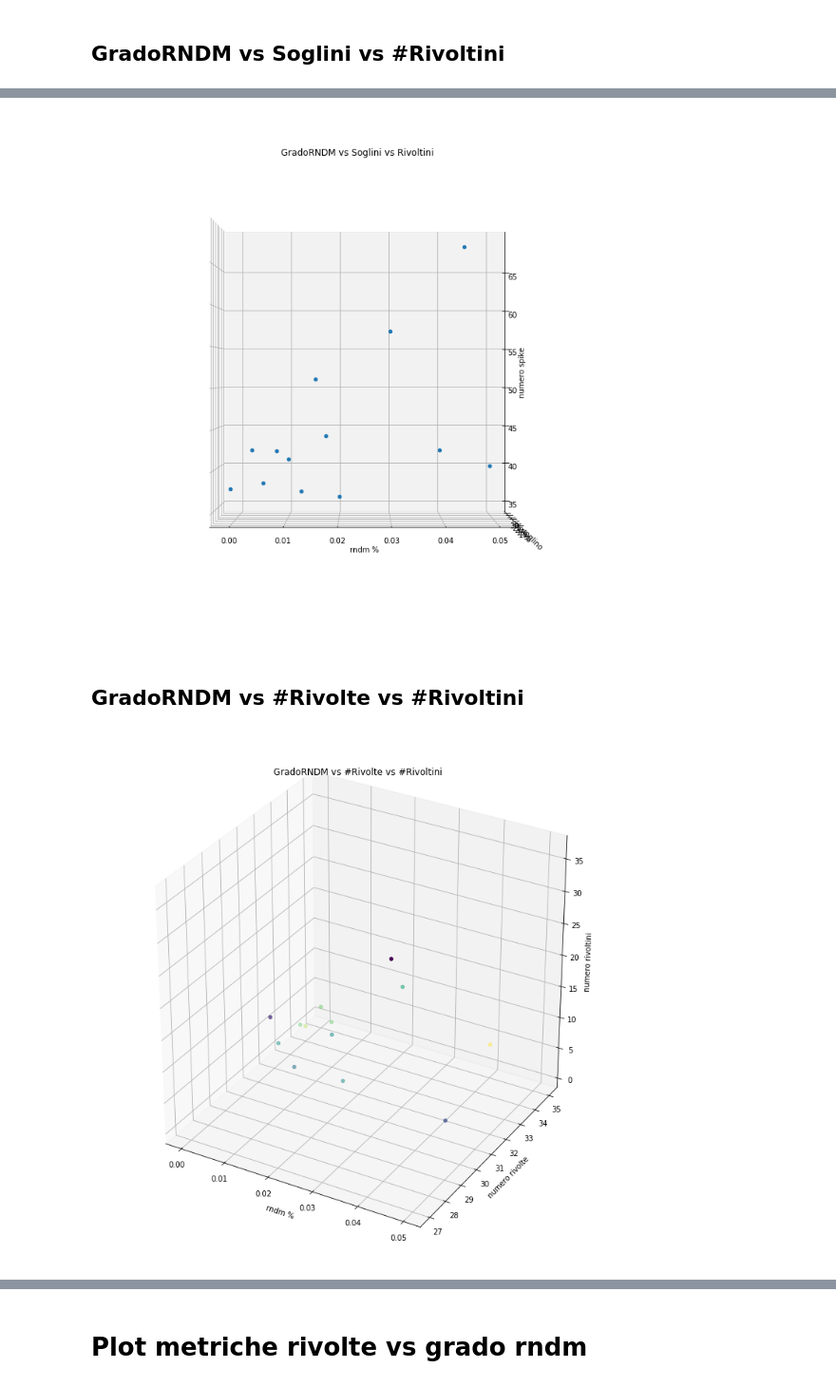
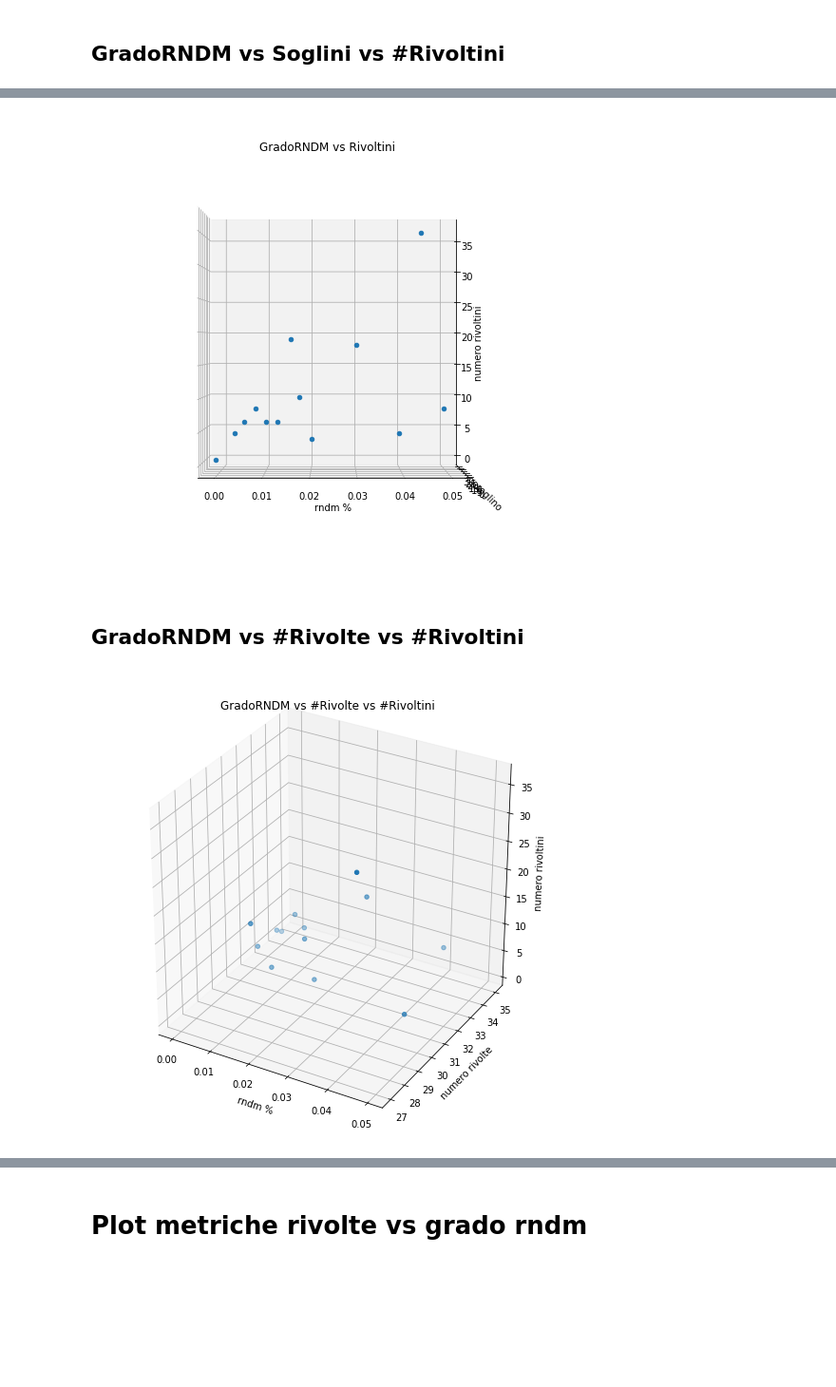
Before and after one commit to jackdeandrea/Econofisica, a Jupyter notebook: 00-correlazione_metriche_randomicita.ipynb, the cells around one changed output, grey strips where cells are left out. Shown at 95% size. Drawn from its saved outputs; the diff is of its cells as text; code cells hidden in the pictures; blank space fills up the shorter version.

```diff
--- a/00-correlazione_metriche_randomicita.ipynb
+++ b/00-correlazione_metriche_randomicita.ipynb
@@ -196,36 +207,38 @@ plt.show()
 import matplotlib.pyplot as plt
 from mpl_toolkits.mplot3d import Axes3D
 
-fig = plt.figure(figsize=(10,10))
+fig = plt.figure(figsize=(7,7))
 ax = fig.add_subplot(111, projection='3d')
-ax.scatter(file[file.columns[0]], file[file.columns[3]], file[file.columns[-2]], depthshade=False)
+ax.scatter(file[file.columns[0]], file[file.columns[3]], file[file.columns[-3]], depthshade=False)
 ax.set_xlabel(file.columns[0])
 ax.set_ylabel(file.columns[3])
-ax.set_zlabel(file.columns[-2])
-ax.set_title('GradoRNDM vs Soglini vs Rivoltini')
+ax.set_zlabel(file.columns[-3])
+ax.set_title('GradoRNDM vs Rivoltini')
 #ax.set_ybound(0,170)
 #ax.set_zbound(0,36)
 ax.view_init(0, 270)
 plt.tight_layout()
 plt.show()
 # %% [output]
-[figure, old version]
+[figure, new version]
 # %% [markdown]
 ## GradoRNDM vs #Rivolte vs #Rivoltini
 # %%
 import matplotlib.pyplot as plt
 from mpl_toolkits.mplot3d import Axes3D
 
-fig = plt.figure(figsize=(10,10))
+fig = plt.figure(figsize=(7,7))
 ax = fig.add_subplot(111, projection='3d')
-ax.scatter(file[file.columns[0]], file[file.columns[-4]], file[file.columns[-3]], c=file[file.columns[-4]])
+ax.scatter(file[file.columns[0]], file[file.columns[-4]], file[file.columns[-3]],
+           #c=file[file.columns[-4]],
+           depthshade = True)
 ax.set_xlabel(file.columns[0])
 ax.set_ylabel(file.columns[-4])
 ax.set_zlabel(file.columns[-3])
 ax.set_title('GradoRNDM vs #Rivolte vs #Rivoltini')
 #ax.set_ybound(0,170)
 #ax.set_zbound(0,36)
 plt.tight_layout()
 plt.show()
 # %% [output]
-[figure, old version]
+[figure, new version]
```
Also changed, not shown: parts of 16 cells of this notebook.
